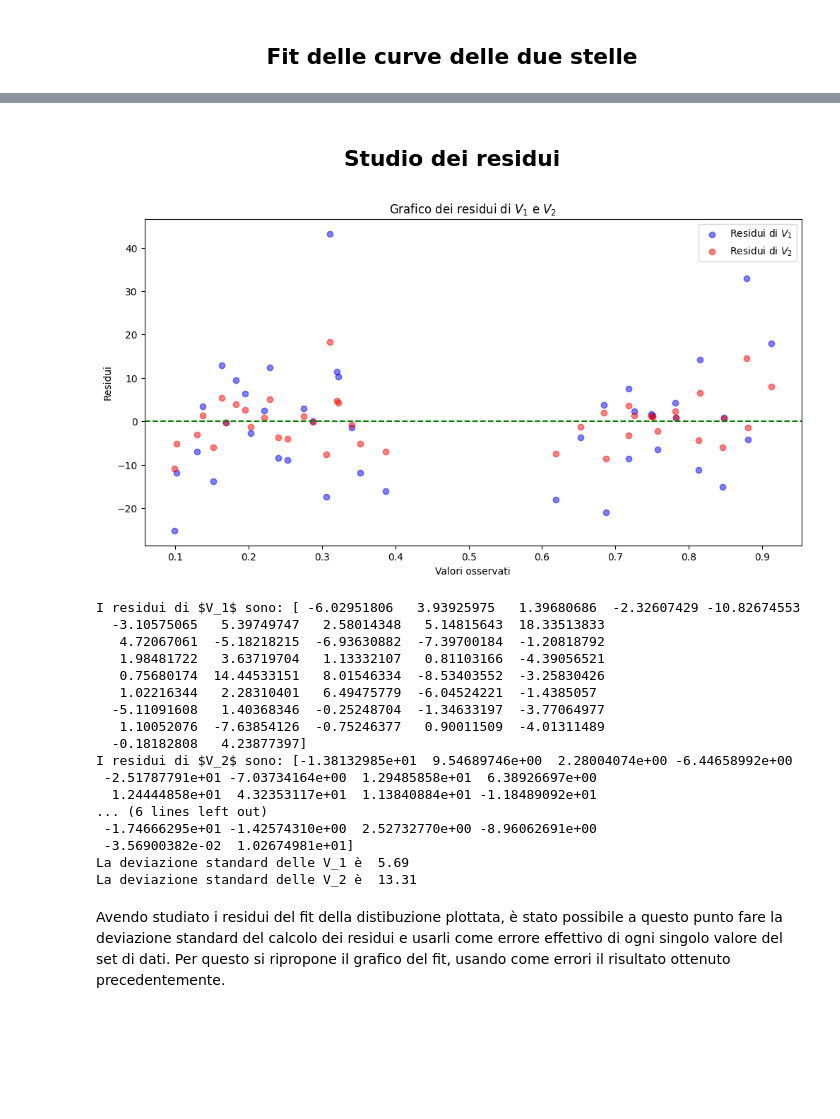
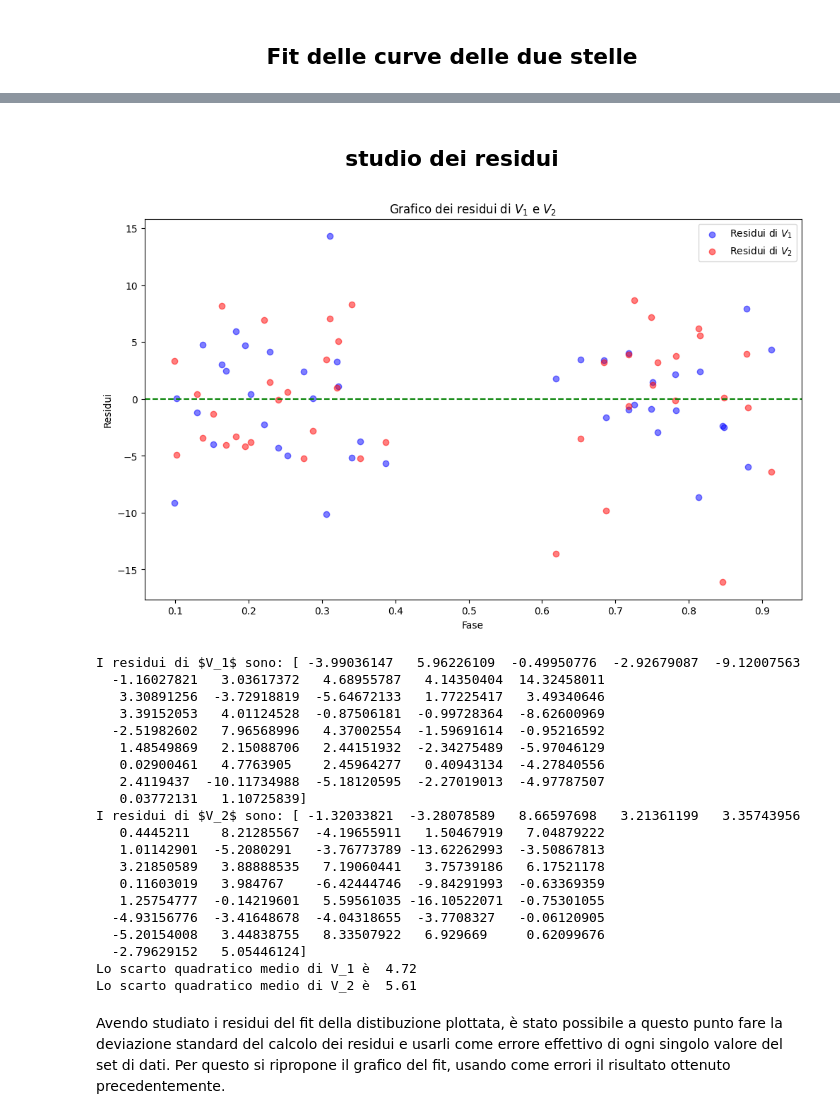
Before and after one commit to Sebyiossa/Progetto-Analisi-dati-2024, a Jupyter notebook: Progetti analisi statistica dei dati -Stelle Binarie.ipynb, the cells around one changed output, grey strips where cells are left out. Drawn from its saved outputs; the diff is of its cells as text; code cells hidden in the pictures; blank space fills up the shorter version.

```diff
--- a/Progetti analisi statistica dei dati -Stelle Binarie.ipynb
+++ b/Progetti analisi statistica dei dati -Stelle Binarie.ipynb
@@ -224,5 +218,5 @@ TypeError: 'numpy.ndarray' object is not callable
 # %% [markdown]
-## <center> Studio dei residui
+## <center> studio dei residui
 # %%
 import numpy as np
 import pandas as pd
@@ -230,71 +224,74 @@ import matplotlib.pyplot as plt
 
 
 # Definiamo le variabili
-V1 = df['V1'].values
-V2 = df['V2'].values
-w1 = df['w1'].values
-w2 = df['w2'].values
+V1
+V2
+w1
+w2
 
 # Calcoliamo i pesi combinati
 w = w1 * w2
 
 # Aggiungiamo una colonna di 1s per l'intercetta
 X = np.vstack([np.ones(len(V1)), V1]).T
 
 # Calcoliamo i coefficienti della regressione pesata manualmente
 W = np.diag(w)  # Matrice diagonale dei pesi combinati
 X_T_W = X.T @ W
 beta = np.linalg.inv(X_T_W @ X) @ X_T_W @ V2
 
 # Calcoliamo i valori previsti (fitted values)
 y_pred = X @ beta
 
 # Calcoliamo i residui
-residui_V2 = V2 - y_pred
+residui_V2 = V2 - model(Fase, *popt_V2)
 
 # Per i residui di V1 usiamo una regressione semplice senza pesi
 X_V1 = np.vstack([np.ones(len(V2)), V2]).T
 beta_V1 = np.linalg.inv(X_V1.T @ X_V1) @ (X_V1.T @ V1)
 y_pred_V1 = X_V1 @ beta_V1
-residui_V1 = V1 - y_pred_V1
+residui_V1 = V1 - model(Fase, *popt_V1)
 
 # Creiamo il grafico dei residui
-plt.figure(figsize=(12, 6))
-plt.scatter(Fase, residui_V2, label='Residui di $V_1$', color='b', alpha=0.5)
-plt.scatter(Fase, residui_V1, label='Residui di $V_2$', color='r', alpha=0.5)
+plt.figure(figsize=(12, 7))
+plt.scatter(Fase, residui_V1, label='Residui di $V_1$', color='b', alpha=0.5)
+plt.scatter(Fase, residui_V2, label='Residui di $V_2$', color='r', alpha=0.5)
 plt.axhline(y=0, color='g', linestyle='--')
-plt.xlabel('Valori osservati')
+plt.xlabel('Fase')
 plt.ylabel('Residui')
 plt.title('Grafico dei residui di $V_1$ e $V_2$')
 plt.legend()
 plt.show()
 
 #Mi stampo i residui di V1 e V2
 print(f"I residui di $V_1$ sono:" , residui_V1)
 print(f"I residui di $V_2$ sono:", residui_V2)
-dev_stan_V1=np.std(residui_V1)
-dev_stan_V2=np.std(residui_V2)
-print(f"La deviazione standard delle V_1 è ", f"{dev_stan_V1:.2f}")
-print(f"La deviazione standard delle V_2 è ", f"{dev_stan_V2:.2f}")
+sqm_V1=np.sqrt(np.var(residui_V1))
+sqm_V2=np.sqrt(np.var(residui_V2))
+print(f"Lo scarto quadratico medio di V_1 è ", f"{sqm_V1:.2f}")
+print(f"Lo scarto quadratico medio di V_2 è ", f"{sqm_V2:.2f}")
 # %% [output]
-[figure, old version]
+[figure, new version]
-I residui di $V_1$ sono: [ -6.02951806   3.93925975   1.39680686  -2.32607429 -10.82674553
-  -3.10575065   5.39749747   2.58014348   5.14815643  18.33513833
-   4.72067061  -5.18218215  -6.93630882  -7.39700184  -1.20818792
-   1.98481722   3.63719704   1.13332107   0.81103166  -4.39056521
-   0.75680174  14.44533151   8.01546334  -8.53403552  -3.25830426
-   1.02216344   2.28310401   6.49475779  -6.04524221  -1.4385057
-  -5.11091608   1.40368346  -0.25248704  -1.34633197  -3.77064977
-   1.10052076  -7.63854126  -0.75246377   0.90011509  -4.01311489
-  -0.18182808   4.23877397]
-I residui di $V_2$ sono: [-1.38132985e+01  9.54689746e+00  2.28004074e+00 -6.44658992e+00
- -2.51787791e+01 -7.03734164e+00  1.29485858e+01  6.38926697e+00
-  1.24444858e+01  4.32353117e+01  1.13840884e+01 -1.18489092e+01
-... (6 lines left out)
- -1.74666295e+01 -1.42574310e+00  2.52732770e+00 -8.96062691e+00
- -3.56900382e-02  1.02674981e+01]
-La deviazione standard delle V_1 è  5.69
-La deviazione standard delle V_2 è  13.31
+I residui di $V_1$ sono: [ -3.99036147   5.96226109  -0.49950776  -2.92679087  -9.12007563
+  -1.16027821   3.03617372   4.68955787   4.14350404  14.32458011
+   3.30891256  -3.72918819  -5.64672133   1.77225417   3.49340646
+   3.39152053   4.01124528  -0.87506181  -0.99728364  -8.62600969
+  -2.51982602   7.96568996   4.37002554  -1.59691614  -0.95216592
+   1.48549869   2.15088706   2.44151932  -2.34275489  -5.97046129
+   0.02900461   4.7763905    2.45964277   0.40943134  -4.27840556
+   2.4119437  -10.11734988  -5.18120595  -2.27019013  -4.97787507
+   0.03772131   1.10725839]
+I residui di $V_2$ sono: [ -1.32033821  -3.28078589   8.66597698   3.21361199   3.35743956
+   0.4445211    8.21285567  -4.19655911   1.50467919   7.04879222
+   1.01142901  -5.2080291   -3.76773789 -13.62262993  -3.50867813
+   3.21850589   3.88888535   7.19060441   3.75739186   6.17521178
+   0.11603019   3.984767    -6.42444746  -9.84291993  -0.63369359
+   1.25754777  -0.14219601   5.59561035 -16.10522071  -0.75301055
+  -4.93156776  -3.41648678  -4.04318655  -3.7708327   -0.06120905
+  -5.20154008   3.44838755   8.33507922   6.929669     0.62099676
+  -2.79629152   5.05446124]
+Lo scarto quadratico medio di V_1 è  4.72
+Lo scarto quadratico medio di V_2 è  5.61
 # %% [markdown]
 Avendo studiato i residui del fit della distibuzione plottata, è stato possibile a questo punto fare la deviazione standard del calcolo dei residui e usarli come errore effettivo di ogni singolo valore del set di dati. Per questo si ripropone il grafico del fit, usando come errori il risultato ottenuto precedentemente.
 # %%
```
Also changed, not shown: parts of 8 cells of this notebook.
